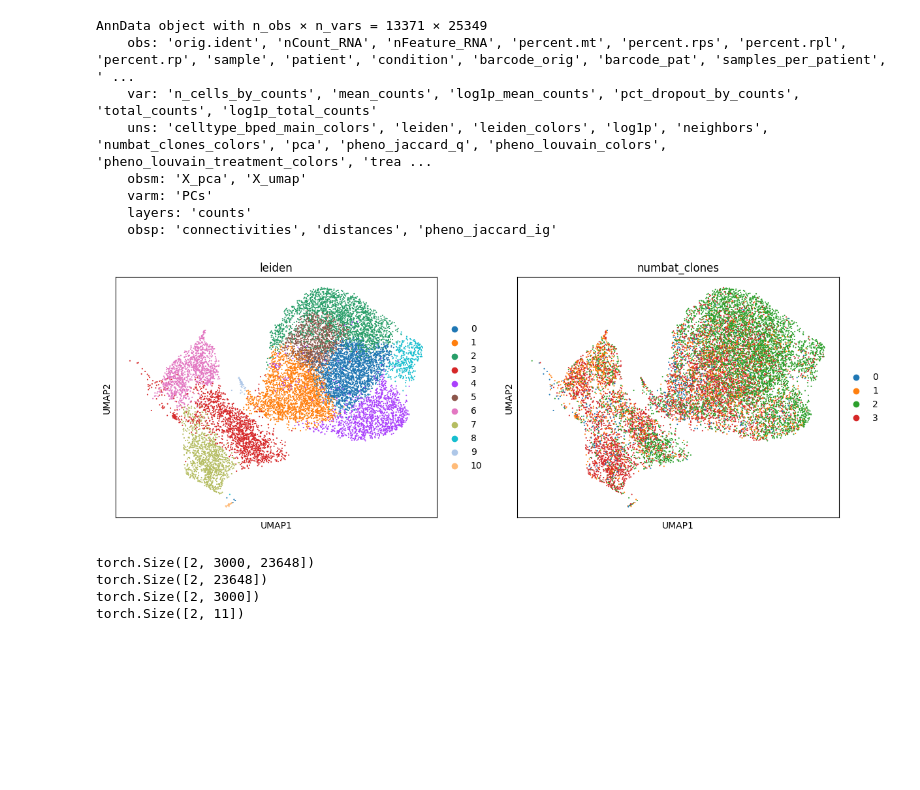
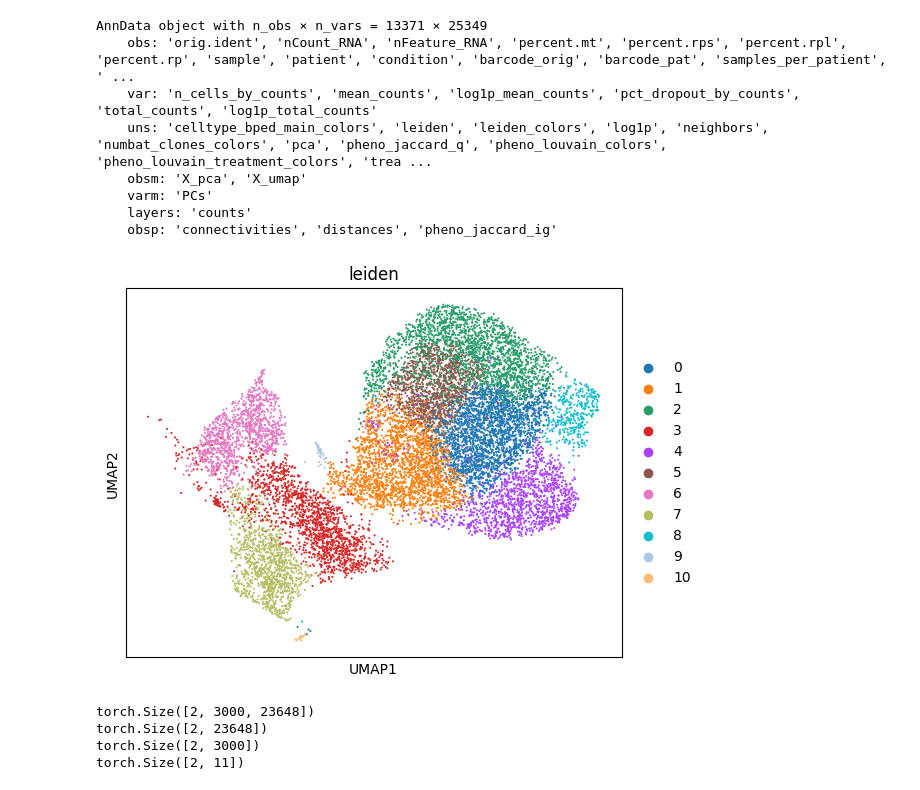
Before and after one commit to azizilab/echidna, a Jupyter notebook: notebooks/run_multi_timepoints.ipynb, the cells around one changed output. Saved outputs shown, nothing was run; the diff lists cells and outputs as text; code cells hidden in the pictures; blank space fills up the shorter version.

```diff
--- a/notebooks/run_multi_timepoints.ipynb
+++ b/notebooks/run_multi_timepoints.ipynb
@@ -49,8 +49,8 @@ AnnData object with n_obs × n_vars = 13371 × 25349
     layers: 'counts'
     obsp: 'connectivities', 'distances', 'pheno_jaccard_ig'
 # %%
-sc.pl.umap(X, color=['leiden', 'numbat_clones'])
+sc.pl.umap(X, color=['leiden'])
 # %% [output]
-[figure, old version]
+[figure, new version]
 # %%
 X_obs, W_obs, z_obs, pi_obs = prepare_input(X, W, sample_name=patient,
```
Also changed, not shown: parts of 16 cells of this notebook, 3 other files.
